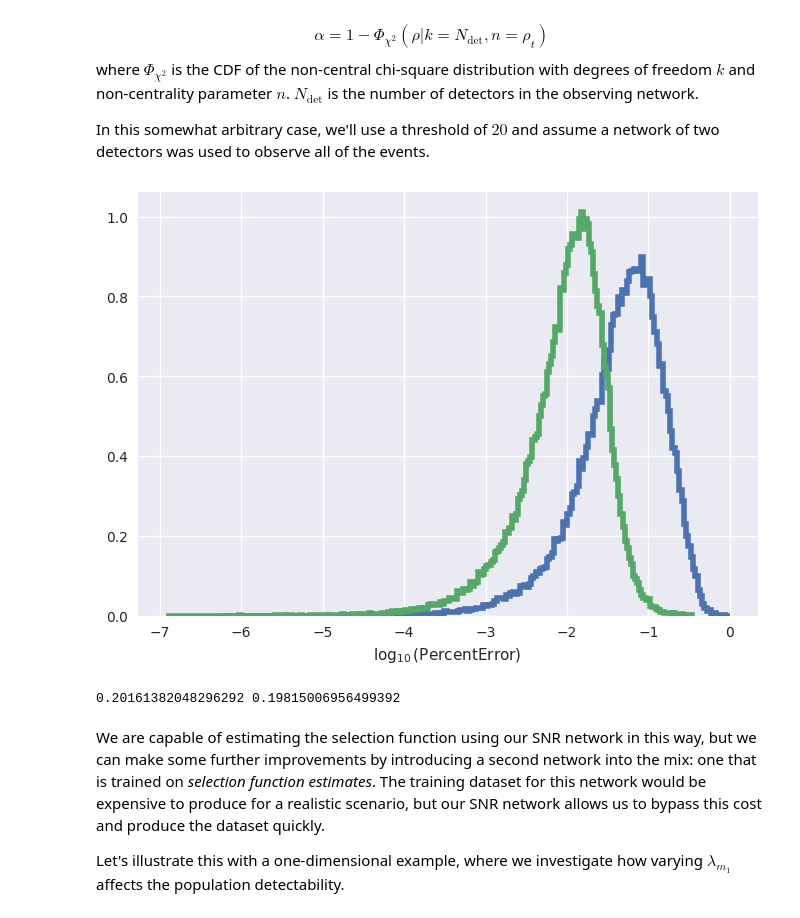
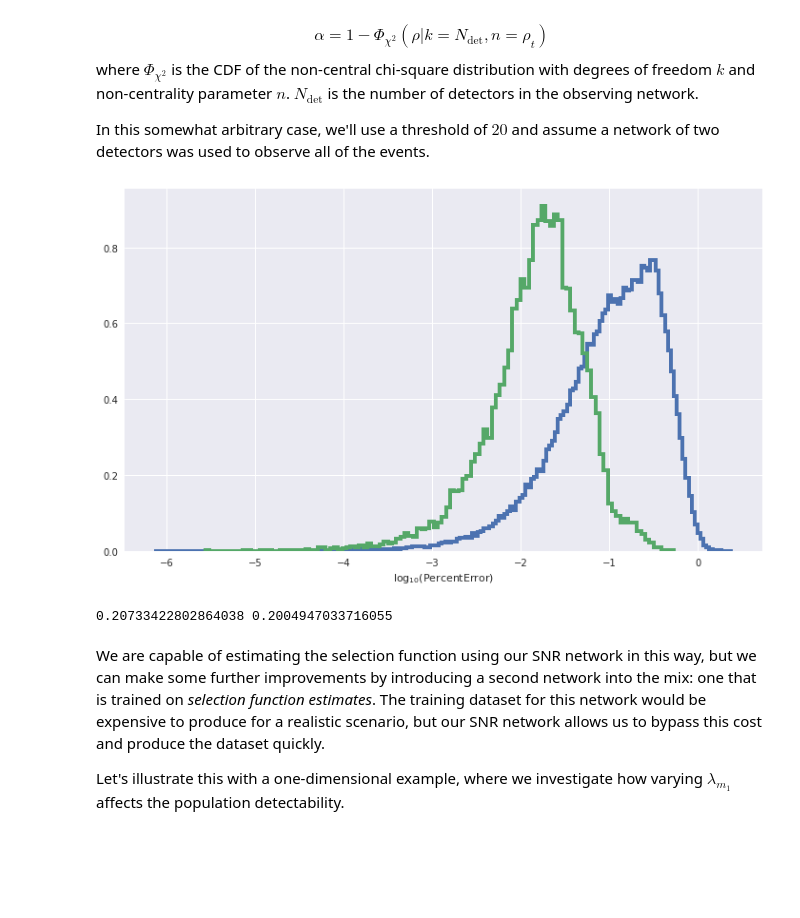
Before and after one commit to cchapmanbird/poplar, a Jupyter notebook: examples/end_to_end_example.ipynb, the cells around one changed output. Saved outputs shown, nothing was run; the diff lists cells and outputs as text; code cells hidden in the pictures; blank space fills up the shorter version.

```diff
--- a/examples/end_to_end_example.ipynb
+++ b/examples/end_to_end_example.ipynb
@@ -4,13 +4,15 @@ from poplar.nn.networks import LinearModel
 from poplar.nn.training import train, train_test_split
 from poplar.nn.rescaling import ZScoreRescaler
 from poplar.nn.plot import loss_plot
-from poplar.selection import selection_function_from_optimal_snr
+from poplar.selection import selection_function_from_optimal_snr, matched_filter_snr_from_optimal_snr
 import matplotlib.pyplot as plt
 import numpy as np
 import torch
 import tqdm
 
 device = "cuda:1"
+plt.style.use('seaborn')
+plt.rcParams['figure.figsize'] = [12,7]
 # %% [markdown]
 # End-to-end usage example
 # %% [markdown]
@@ -53,7 +54,7 @@ We're going to consider masses in the range [1, 100] $M_\odot$, angles in the ra
 
 Let's generate a dataset of SNRs in this prior range, and our neural network to be trained on these SNRs. As SNR scales inversely with luminosity distance (which is obviously true for our analytic example, but is also true in general), we can factorise this out and train on the remaining parameters. To ensure that the network output is positive definite, we train on $\log(\rho)$.
 # %%
-n_train = int(1e6)  # number of training examples
+n_train = int(2e5)  # number of training examples
 
 # sample from our priors
 m1 = np.random.uniform(1, 100, n_train)
@@ -74,11 +75,11 @@ model = LinearModel(
     in_features=4,
     out_features=1,
     neurons=[128, 128, 128, 128],
-    activation=torch.nn.ReLU,
+    activation=torch.nn.SiLU,
     rescaler=rescaler
 )
 
-model.to(device)
+model.set_device(device)
 # %%
 train_up_to = int(0.9 * n_train)
 xtrain, xtest, ytrain, ytest = train_test_split([xdata, ydata], 0.9)
@@ -141,7 +140,7 @@ class PopulationDistribution:
 
     def pdf(self, x):
         m1params = x['m1']
-        return self.distributions['m1'].pdf(self.data['m1'], m1params['lam'], m1params['xlow'], m1params['xhigh'])
+        return self.distributions['m1'].pdf(self.data['m1'], **m1params)
 
     def draw_samples(self, x, size):
         out = {}
@@ -165,20 +164,19 @@ catalogue_snrs = model.run_on_dataset(torch.vstack([catalogue['m1'],catalogue['m
 numpy_catalogue = {cat_label: cat_samples.cpu().numpy() for cat_label, cat_samples in catalogue.items()}
 true_snrs = snr(**numpy_catalogue)
 # %%
-with plt.style.context("seaborn"):
-    plt.hist(np.log10(abs((1 - catalogue_snrs.cpu().numpy()/true_snrs))), bins='auto', density=True, histtype='step', lw=4)
-    plt.hist(np.log10(abs((1 - ypred/ytest).cpu().numpy())), bins='auto', density=True, histtype='step', lw=4)
-    plt.xlabel(r'$\log_{10}(\mathrm{Percent Error})$')
+plt.hist(np.log10(abs((1 - catalogue_snrs.cpu().numpy()/true_snrs))), bins='auto', density=True, histtype='step', lw=4)
+plt.hist(np.log10(abs((1 - ypred/ytest).cpu().numpy())), bins='auto', density=True, histtype='step', lw=4)
+plt.xlabel(r'$\log_{10}(\mathrm{Percent Error})$')
 plt.show()
 # %% [output]
-[figure, old version]
+[figure, new version]
 # %%
 predicted_alpha = selection_function_from_optimal_snr(catalogue_snrs, 20, number_of_detectors=2)
 true_alpha = selection_function_from_optimal_snr(torch.as_tensor(true_snrs, device=device), 20, number_of_detectors=2)
 
 print(predicted_alpha.item(), true_alpha.item())
 # %% [output]
-0.20161382048296292 0.19815006956499392
+0.20733422802864038 0.2004947033716055
 # %% [markdown]
 We are capable of estimating the selection function using our SNR network in this way, but we can make some further improvements by introducing a second network into the mix: one that is trained on _selection function estimates_. The training dataset for this network would be expensive to produce for a realistic scenario, but our SNR network allows us to bypass this cost and produce the dataset quickly.
 
```
Also changed, not shown: parts of 15 cells of this notebook, 8 other files.
